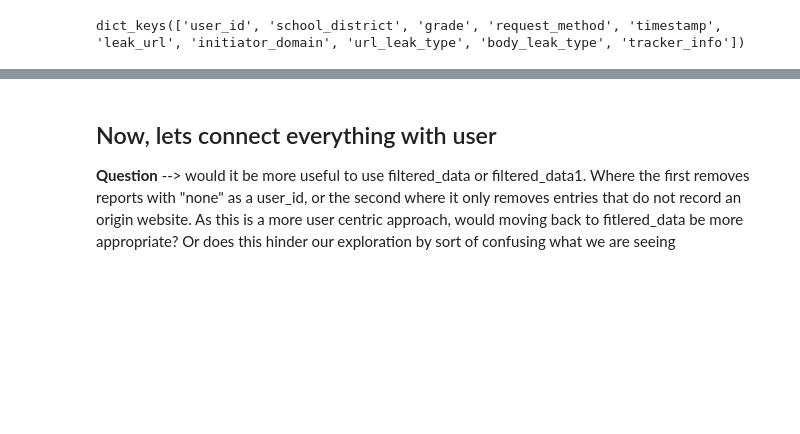
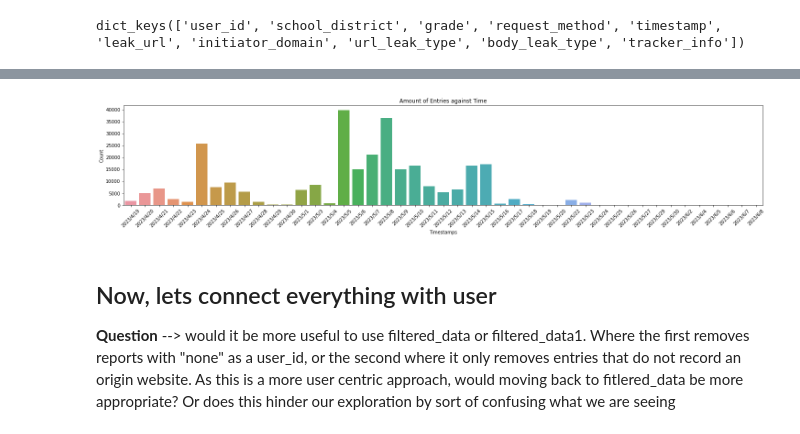
Before and after one commit to NoahApthorpe/EdTechInspector, a Jupyter notebook: EDA/25thJuly_DA_output_rewriting.ipynb, the cells around one changed output, grey strips where cells are left out. Drawn from its saved outputs; the diff is of its cells as text; code cells hidden in the pictures; blank space fills up the shorter version.

Commit message:
added initial timestamps analysis

```diff
--- a/EDA/25thJuly_DA_output_rewriting.ipynb
+++ b/EDA/25thJuly_DA_output_rewriting.ipynb
@@ -490,0 +503,2 @@ print(df_full_vs_leak1["Leak URL"].values[3])
+# %%
+data_ssl = df_full_vs_leak1["Leak URL"].values[5]
@@ -490,0 +523,8 @@ print(df_full_vs_leak1["Leak URL"].values[3])
+# %%
+c = 0
+print("Expanding to see the full URL: ")
+for i in list(data_ssl)[1600:1700]:
+    if c == 10:
+        break
+    print(i, "\n")
+    c+=1
@@ -547,0 +624,11 @@ timestamp_leak
+# %%
+dict_timestamps = {}
+for i in list(timestamp_leak.keys()):
+    dtObj = parse(i)
+    ke = str(dtObj.year) + "/" + str(dtObj.month) + "/" + str(dtObj.day)
+
+    if ke in dict_timestamps:
+        dict_timestamps[ke] +=1
+    else:
+        dict_timestamps[ke] = 1
+print(len(dict_timestamps.keys()))
@@ -547,0 +639,3 @@ timestamp_leak
+# %%
+df_timestamps = pd.DataFrame.from_dict({"Timestamps": list(dict_timestamps.keys()),"Count": list(dict_timestamps.values())})
+df_timestamps.head(30)
@@ -548,3 +660,10 @@ timestamp_leak
+# %%
+plt.figure().set_figwidth(25)
+barplot_time = sns.barplot(data = df_timestamps, x = 'Timestamps',y = 'Count').set(title = "Amount of Entries against Time")
+plt.xticks(rotation= 45)
+plt.show()
+# %% [output]
+[figure, added]
 # %% [markdown]
 ## Now, lets connect everything with user
 **Question** --> would it be more useful to use filtered_data or filtered_data1. Where the first removes reports with "none" as a user_id, or the second where it only removes entries that do not record an origin website. As this is a more user centric approach, would moving back to fitlered_data be more appropriate? Or does this hinder our exploration by sort of confusing what we are seeing
```
Also changed, not shown: parts of 29 cells of this notebook, 1 other file.
